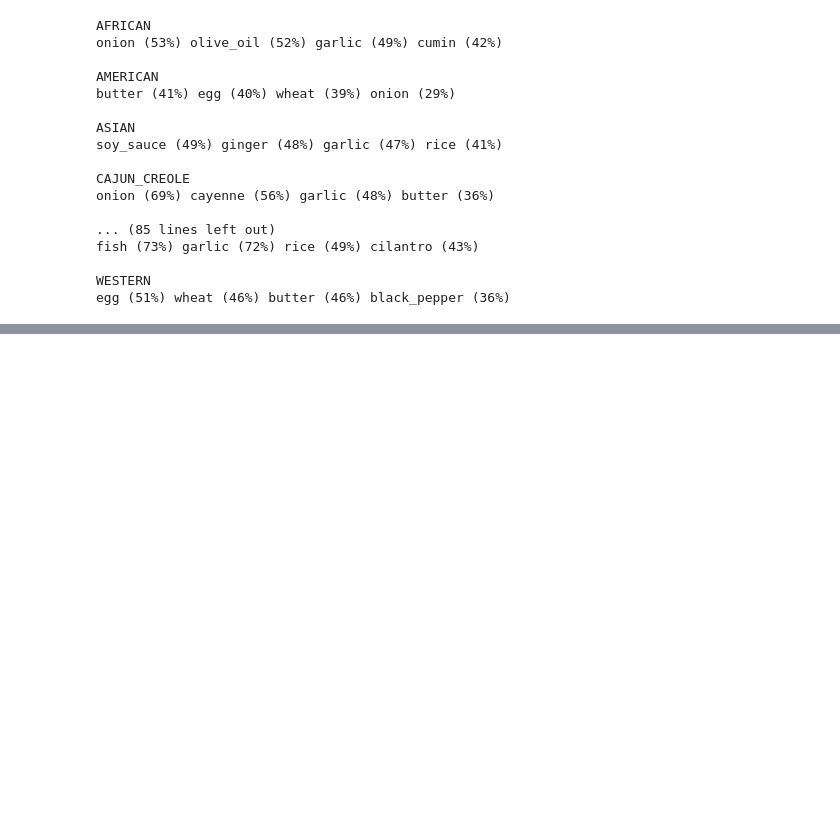
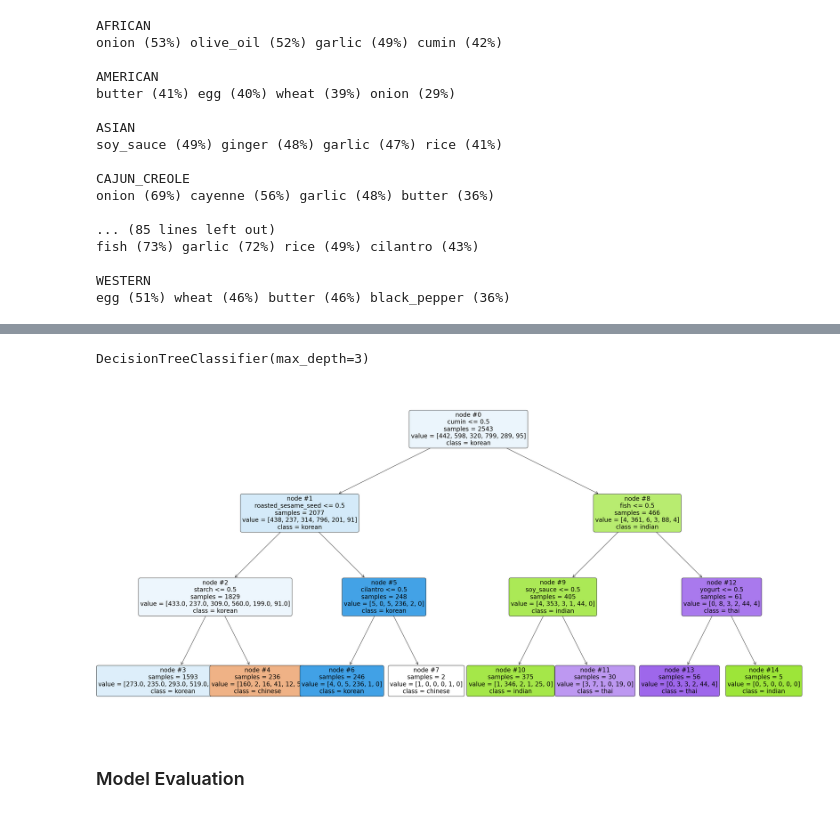
Before and after one commit to tanhaok/data-science-hands-on, a Jupyter notebook: week2.ipynb, the cells around one changed output, grey strips where cells are left out. Cells and saved outputs as stored; diff of their text form; code cells hidden in the pictures; blank space fills up the shorter version.

Commit message:
Add train decision tree for lab 2

```diff
--- a/week2.ipynb
+++ b/week2.ipynb
@@ -156,4 +156,4 @@ Number of rows of processed dataframe is 57394.
 297 rows removed!
 # %%
-recipes.astype(str).replace(to_replace="Yes", value=1)
-recipes.astype(str).replace(to_replace="No", value=0)
+recipes = recipes.replace(to_replace="Yes", value=1)
+recipes = recipes.replace(to_replace="No", value=0)
@@ -304,0 +351,26 @@ egg (51%) wheat (46%) butter (46%) black_pepper (36%)
+# %%
+# build the decision tree using the data pertaining to the Asian and Indian cuisines and name it as bamboo_tree
+
+# select subset of cuisines
+asian_indian_recipes = recipes[recipes.cuisine.isin(["chinese", "japanese", "indian", "korean", "thai", "vietnamese"])]
+cuisines = asian_indian_recipes["cuisine"]
+ingredients = asian_indian_recipes.iloc[:, 1:]
+# %%
+bamboo_tree = tree.DecisionTreeClassifier(max_depth=3)
+bamboo_tree.fit(ingredients, cuisines)
+# %% [output]
+DecisionTreeClassifier(max_depth=3)
+# %%
+plt.figure(figsize=(40,20))  # customize according to the size of your tree
+_ = tree.plot_tree(bamboo_tree,
+                   feature_names = list(ingredients.columns.values),
+                   class_names=np.unique(cuisines),filled=True,
+                   node_ids=True,
+                   impurity=False,
+                   label="all",
+                   fontsize=20, rounded = True)
+plt.show()
+# %% [output]
+[figure, added]
+# %% [markdown]
+### Model Evaluation
```
Also changed, not shown: parts of 28 cells of this notebook.
